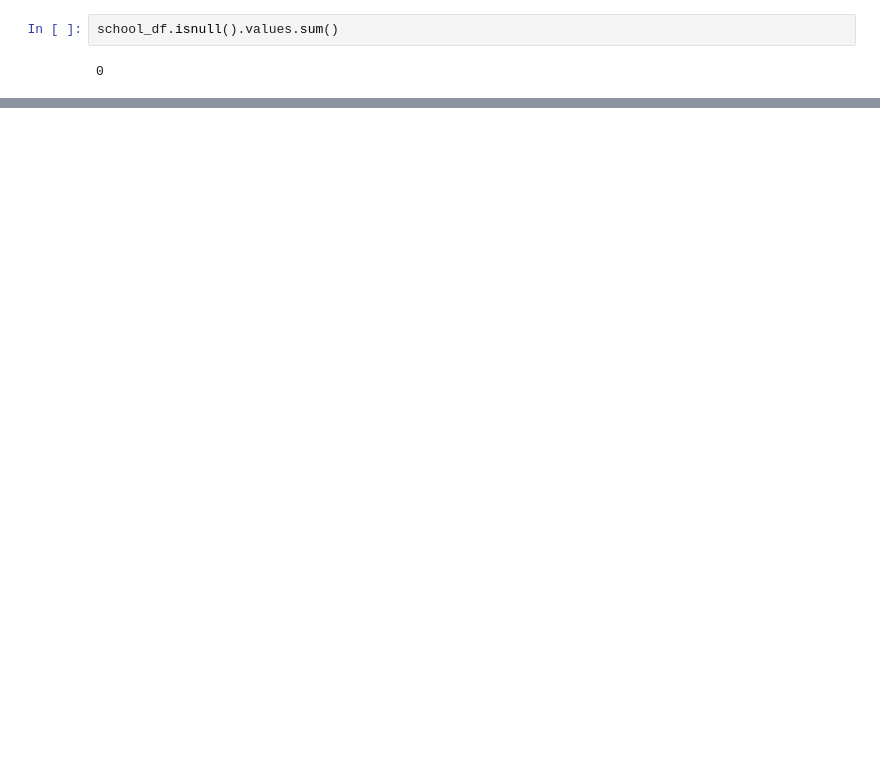
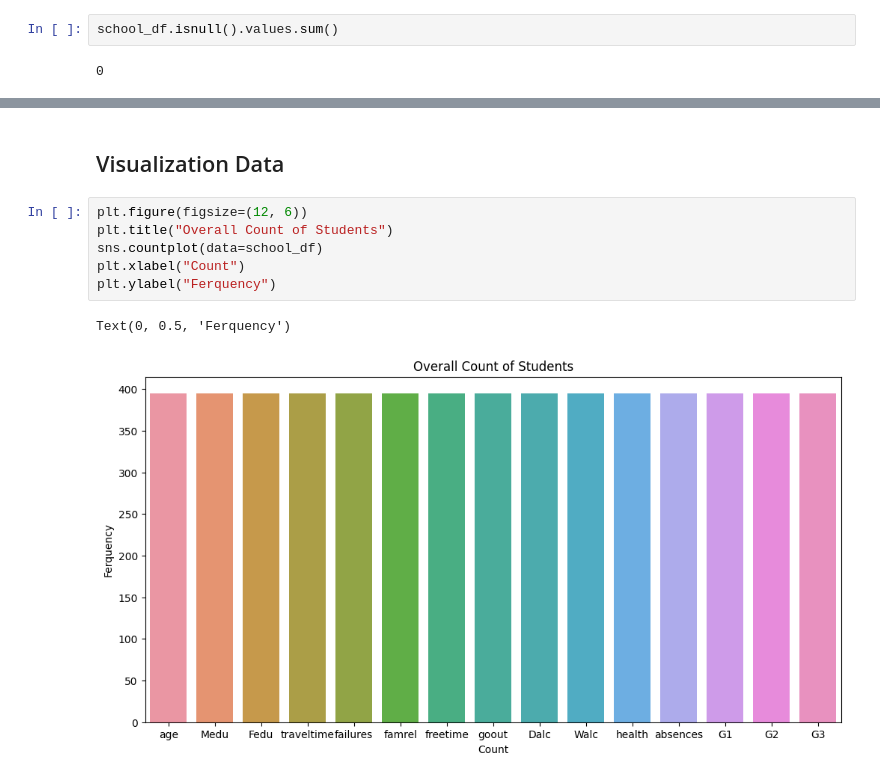
Before and after one commit to latifkara/dataScienceProjects, a Jupyter notebook: School_Conumption/SchoolConsumption.ipynb, the cells around one changed output, grey strips where cells are left out. Drawn from its saved outputs; the diff is of its cells as text; blank space fills up the shorter version.

```diff
--- a/School_Conumption/SchoolConsumption.ipynb
+++ b/School_Conumption/SchoolConsumption.ipynb
@@ -93,0 +96,11 @@ school_df.isnull().values.sum()
+# %% [markdown]
+## Visualization Data
+# %%
+plt.figure(figsize=(12, 6))
+plt.title("Overall Count of Students")
+sns.countplot(data=school_df)
+plt.xlabel("Count")
+plt.ylabel("Ferquency")
+# %% [output]
+Text(0, 0.5, 'Ferquency')
+[figure, added]
```
Also changed, not shown: parts of 3 cells of this notebook.
